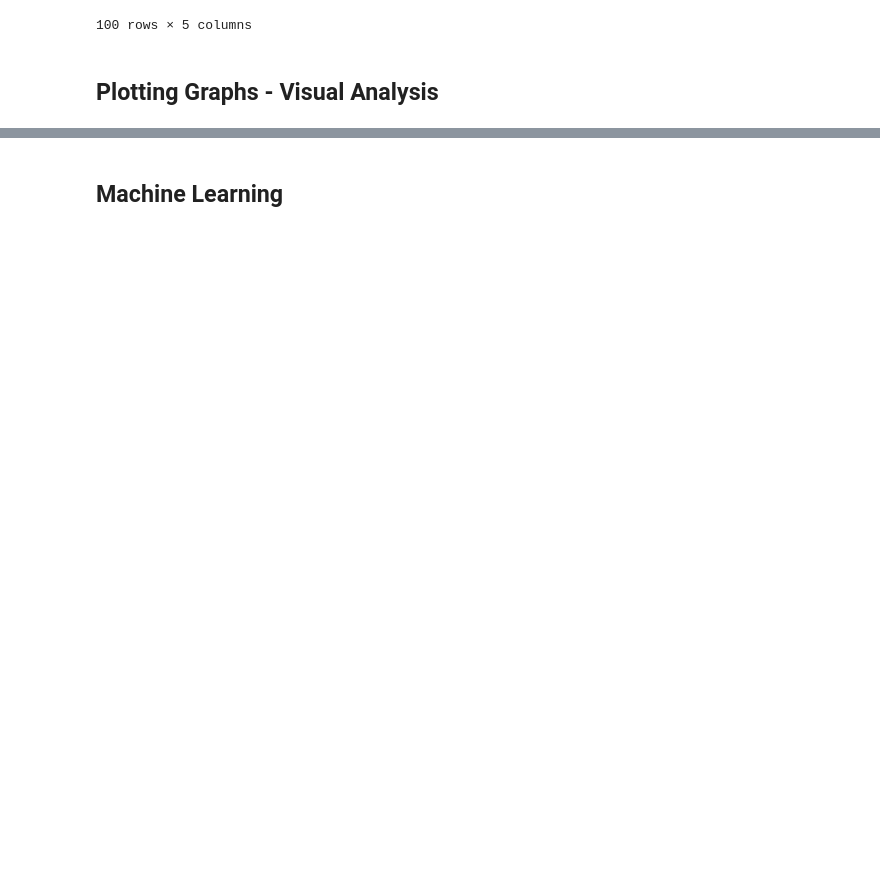
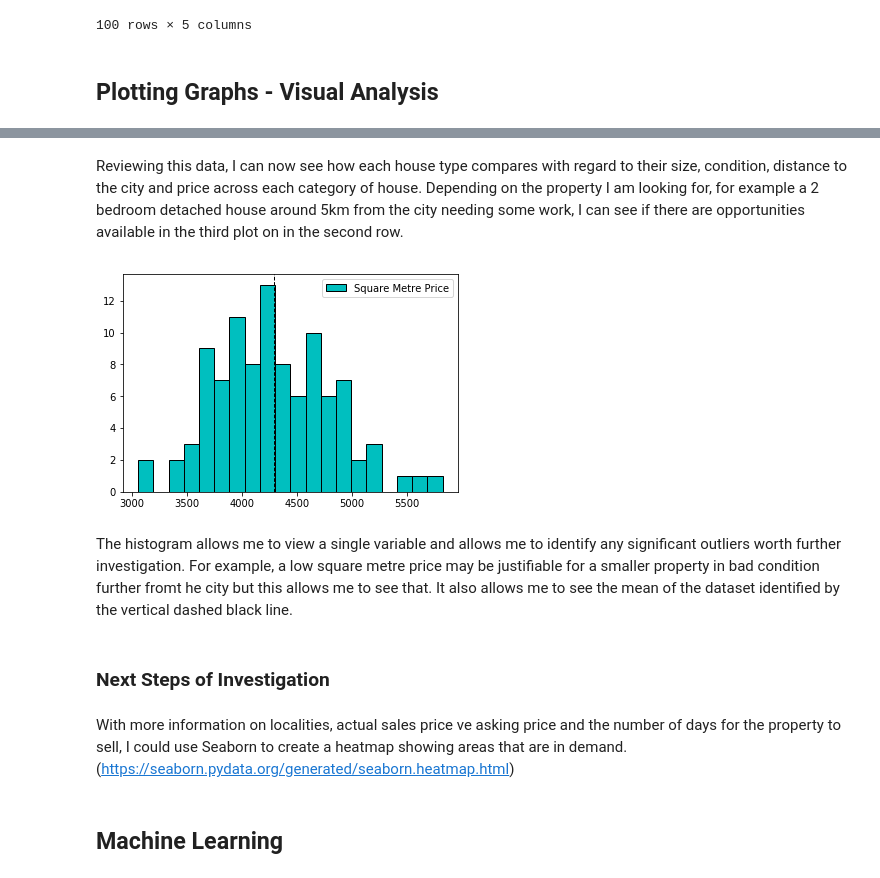
Before and after one commit to eimearbutler7/Programming4DA_Project, a Jupyter notebook: Programming4DA_Project.ipynb, the cells around one changed output, grey strips where cells are left out. Drawn from its saved outputs; the diff is of its cells as text; code cells hidden in the pictures; blank space fills up the shorter version.

```diff
--- a/Programming4DA_Project.ipynb
+++ b/Programming4DA_Project.ipynb
@@ -467,3 +465,19 @@ TypeError: ufunc 'isnan' not supported for the input types, and the inputs could
+# %% [markdown]
+Reviewing this data, I can now see how each house type compares with regard to their size, condition, distance to the city and price across each category of house. Depending on the property I am looking for, for example a 2 bedroom detached house around 5km from the city needing some work, I can see if there are opportunities available in the third plot on in the second row.
+# %%
+import matplotlib.pyplot as plt
+plt.hist(square_m, bins=20, label='Square Metre Price', color='c', edgecolor='k') #plot a histogram for the square metre price to visualise the trend in the market and identify and outliers
+plt.axvline(square_m.mean(), color='k', linestyle='dashed', linewidth=1) #source: https://stackoverflow.com/questions/16180946/drawing-average-line-in-histogram-matplotlib
+plt.legend() # add a legend
+plt.show() #show the plot inline
+# %% [output]
+[figure, added]
+# %% [markdown]
+The histogram allows me to view a single variable and allows me to identify any significant outliers worth further investigation. For example, a low square metre price may be justifiable for a smaller property in bad condition further fromt he city but this allows me to see that. It also allows me to see the mean of the dataset identified by the vertical dashed black line.
+# %% [markdown]
+### Next Steps of Investigation
+# %% [markdown]
+With more information on localities, actual sales price ve asking price and the number of days for the property to sell, I could use Seaborn to create a heatmap showing areas that are in demand. (https://seaborn.pydata.org/generated/seaborn.heatmap.html)
 # %% [markdown]
 ## Machine Learning
 # %%
```
Also changed, not shown: parts of 27 cells of this notebook.
